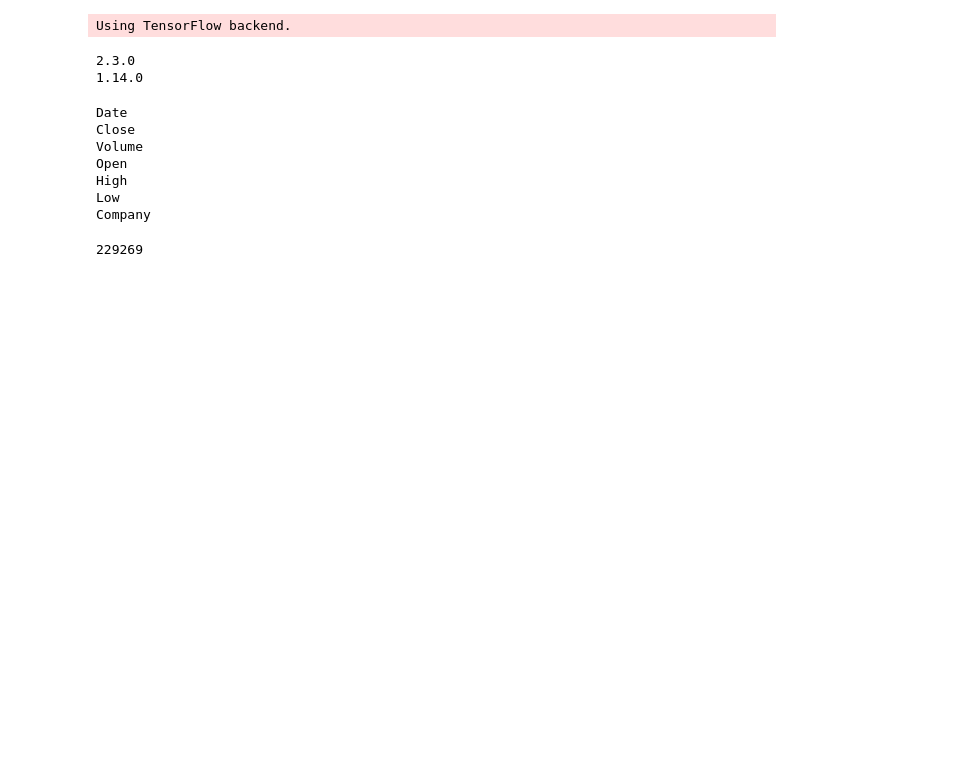
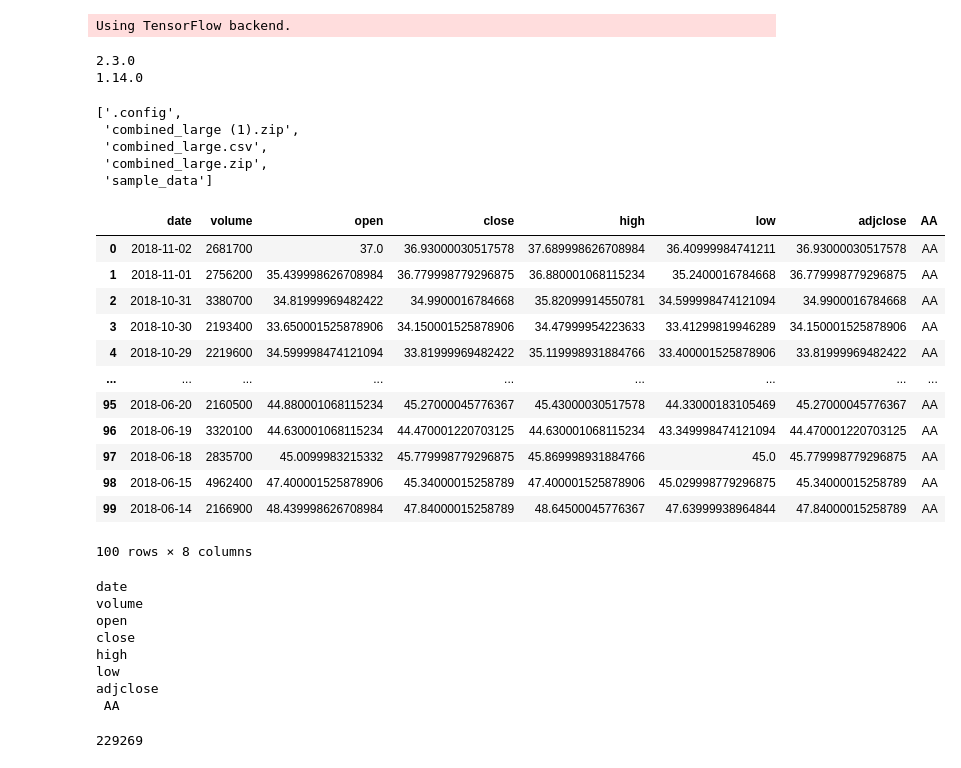
Before and after one commit to sfwtopoulos/stocks, a Jupyter notebook: Stocks_seq_final.ipynb, the cells around one changed output. Drawn from its saved outputs; the diff is of its cells as text; code cells hidden in the pictures; blank space fills up the shorter version.

```diff
--- a/Stocks_seq_final.ipynb
+++ b/Stocks_seq_final.ipynb
@@ -72,19 +79,52 @@ print(tf.__version__)
 url = 'https://raw.githubusercontent.com/sfwtopoulos/stocks/master/stocks_dataset/combined.csv'
 #df1 = pd.read_csv(url, error_bad_lines=False)
 dfstocks = pd.read_csv(url, sep=',')
+# %%
+url = 'https://raw.githubusercontent.com/sfwtopoulos/stocks/master/stocks_dataset/combined_large.zip'
+wget.download(url, '.')
+# Create a ZipFile Object and load sample.zip in it
+with ZipFile('combined_large.zip', 'r') as zipObj:
+  # Extract all the contents of zip file in current directory
+  zipObj.extractall()
+os.listdir(".")
+# %% [output]
+['.config',
+ 'combined_large (1).zip',
+ 'combined_large.csv',
+ 'combined_large.zip',
+ 'sample_data']
+# %%
+dfstocks = pd.read_csv('combined_large.csv', sep=',')
+# %%
+dfstocks.head(100)
+# %% [output]
+|  | date | volume | open | close | high | low | adjclose | AA |
+| 0 | 2018-11-02 | 2681700 | 37.0 | 36.93000030517578 | 37.689998626708984 | 36.40999984741211 | 36.93000030517578 | AA |
+| 1 | 2018-11-01 | 2756200 | 35.439998626708984 | 36.779998779296875 | 36.880001068115234 | 35.2400016784668 | 36.779998779296875 | AA |
+| 2 | 2018-10-31 | 3380700 | 34.81999969482422 | 34.9900016784668 | 35.82099914550781 | 34.599998474121094 | 34.9900016784668 | AA |
+| 3 | 2018-10-30 | 2193400 | 33.650001525878906 | 34.150001525878906 | 34.47999954223633 | 33.41299819946289 | 34.150001525878906 | AA |
+| 4 | 2018-10-29 | 2219600 | 34.599998474121094 | 33.81999969482422 | 35.119998931884766 | 33.400001525878906 | 33.81999969482422 | AA |
+| ... | ... | ... | ... | ... | ... | ... | ... | ... |
+| 95 | 2018-06-20 | 2160500 | 44.880001068115234 | 45.27000045776367 | 45.43000030517578 | 44.33000183105469 | 45.27000045776367 | AA |
+| 96 | 2018-06-19 | 3320100 | 44.630001068115234 | 44.470001220703125 | 44.630001068115234 | 43.349998474121094 | 44.470001220703125 | AA |
+| 97 | 2018-06-18 | 2835700 | 45.0099983215332 | 45.779998779296875 | 45.869998931884766 | 45.0 | 45.779998779296875 | AA |
+| 98 | 2018-06-15 | 4962400 | 47.400001525878906 | 45.34000015258789 | 47.400001525878906 | 45.029998779296875 | 45.34000015258789 | AA |
+| 99 | 2018-06-14 | 2166900 | 48.439998626708984 | 47.84000015258789 | 48.64500045776367 | 47.63999938964844 | 47.84000015258789 | AA |
+100 rows × 8 columns
 # %%
 #fix column names
 dfstocks=dfstocks.rename({' AAPL':'Company', ' Close/Last':'Close', ' Volume':'Volume', ' Open':'Open', ' High':'High', ' Low':'Low'}, axis=1);
 for col in dfstocks.columns:
     print(col)
 # %% [output]
-Date
-Close
-Volume
-Open
-High
-Low
-Company
+date
+volume
+open
+close
+high
+low
+adjclose
+ AA
 # %%
 #drop $sign from values
 dfstocks.Close=dfstocks['Close'].astype(str)
```
Also changed, not shown: parts of 3 cells of this notebook.
